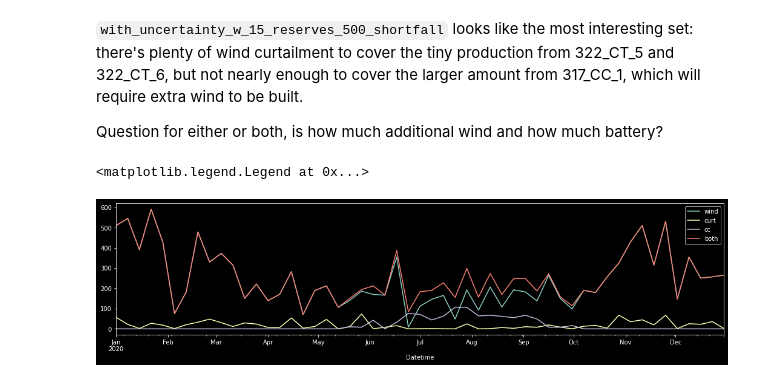
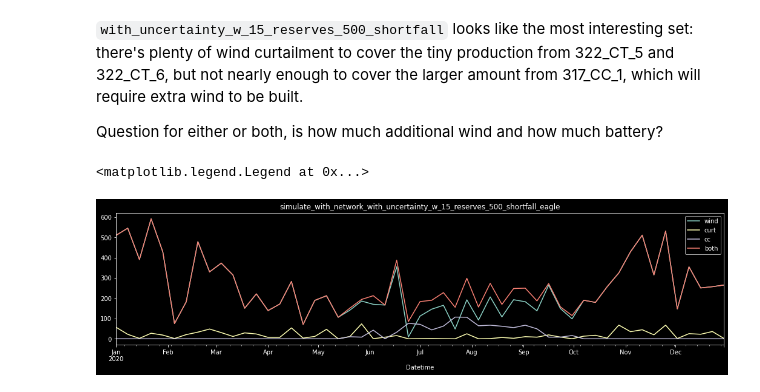
Before and after one commit to dguittet/dispatches, a Jupyter notebook: dispatches/case_studies/renewables_h2_case/prescient_analysis.ipynb, the cells around one changed output. Drawn from its saved outputs; the diff is of its cells as text; code cells hidden in the pictures.

```diff
--- a/dispatches/case_studies/renewables_h2_case/prescient_analysis.ipynb
+++ b/dispatches/case_studies/renewables_h2_case/prescient_analysis.ipynb
@@ -2,6 +2,10 @@
 import pandas as pd
 import numpy as np
 from pathlib import Path
+import networkx as nx
+from pyvis.network import Network
+from functools import reduce
+
 from dispatches_sample_data import rts_gmlc
 from dispatches.case_studies.renewables_case.double_loop_utils import *
 
@@ -9,7 +13,7 @@ import matplotlib.pyplot as plt
 plt.style.use('dark_background')
 
 rts_gmlc_dirs = [
-    Path("/Users/dguittet/Projects/Dispatches/workspace/prescient_runs/simulate_with_network_with_uncertainty_w_10_reserves"),
+    Path("/Users/dguittet/Projects/Dispatches/workspace/prescient_runs/simulate_with_network_with_uncertainty_w_10_reserves_achp"),
     Path("/Users/dguittet/Projects/Dispatches/workspace/prescient_runs/simulate_with_network_with_uncertainty_w_10_reserves_1000_shortfall_eagle"),
     Path("/Users/dguittet/Projects/Dispatches/workspace/prescient_runs/simulate_with_network_with_uncertainty_w_10_reserves_500_shortfall_eagle"),
     Path("/Users/dguittet/Projects/Dispatches/workspace/prescient_runs/simulate_with_network_with_uncertainty_w_15_reserves_1000_shortfall_eagle"),
@@ -300,9 +301,7 @@ net.show("rtsgmlc.html")
 # %% [output]
 [interactive output not drawn]
 # %%
-from functools import reduce
-
-df_energy = pd.DataFrame(columns=["Reserves", 'Shortfall Price', "Wind Curt", '322 Gen Load', "322 Load to Curt", "317 Gen Load", '317 Load to Curt'])
+df_energy = pd.DataFrame(columns=["Reserves", 'Shortfall Price', "317_WIND Output", "317_WIND Curt", '322_CT Gen Load', "322_CT Load to Curt", "318_CC Gen Load", 'Load to Curt'])
 
 df_energy_timeseries = []
 
@@ -329,7 +328,7 @@ for rts_gmlc_dir in rts_gmlc_dirs:
     df_energy_ts['317_WIND_1-RTCF'] = wind_cf['317_WIND_1-RTCF']
     df_energy_timeseries.append(df_energy_ts)
 
-    df_energy.loc[len(df_energy)] = [reserves, shortfall, wind_curt_df.sum(), cc_df.sum(), cc_df.sum() / wind_curt_df.sum(), cc_df_2.sum(), cc_df_2.sum() / wind_curt_df.sum()]
+    df_energy.loc[len(df_energy)] = [reserves, shortfall, wind_df.sum(), wind_curt_df.sum(), cc_df.sum(), cc_df.sum() / wind_curt_df.sum(), cc_df_2.sum(), cc_df_2.sum() / wind_curt_df.sum()]
 
 df_energy_timeseries = pd.concat(df_energy_timeseries)
 df_energy
@@ -349,16 +348,17 @@ df_energy_timeseries.to_csv("data/Wind_Thermal_Gen.csv")
 # %%
 resample_freq = '7D'
 fig, ax = plt.subplots(1, 1, figsize=(18, 4))
 wind_df = gen_df.query('Generator == "317_WIND_1"')['Output'].resample(resample_freq).mean()
 wind_df.plot(ax=ax, label='wind')
 wind_curt_df = gen_df.query('Generator == "317_WIND_1"')['Curtailment'].resample(resample_freq).mean()
 wind_curt_df.plot(ax=ax, label='curt')
 cc_df = gen_df.query('Generator == "318_CC_1"')['Dispatch'].resample(resample_freq).mean()
 cc_df.plot(ax=ax, label='cc')
 
 (wind_df + cc_df).plot(ax=ax, label='both')
+plt.title(rts_gmlc_dir.stem)
 
 plt.legend()
 # %% [output]
 <matplotlib.legend.Legend at 0x...>
-[figure, old version]
+[figure, new version]
```
Also changed, not shown: parts of 7 cells of this notebook, 5 other files.
